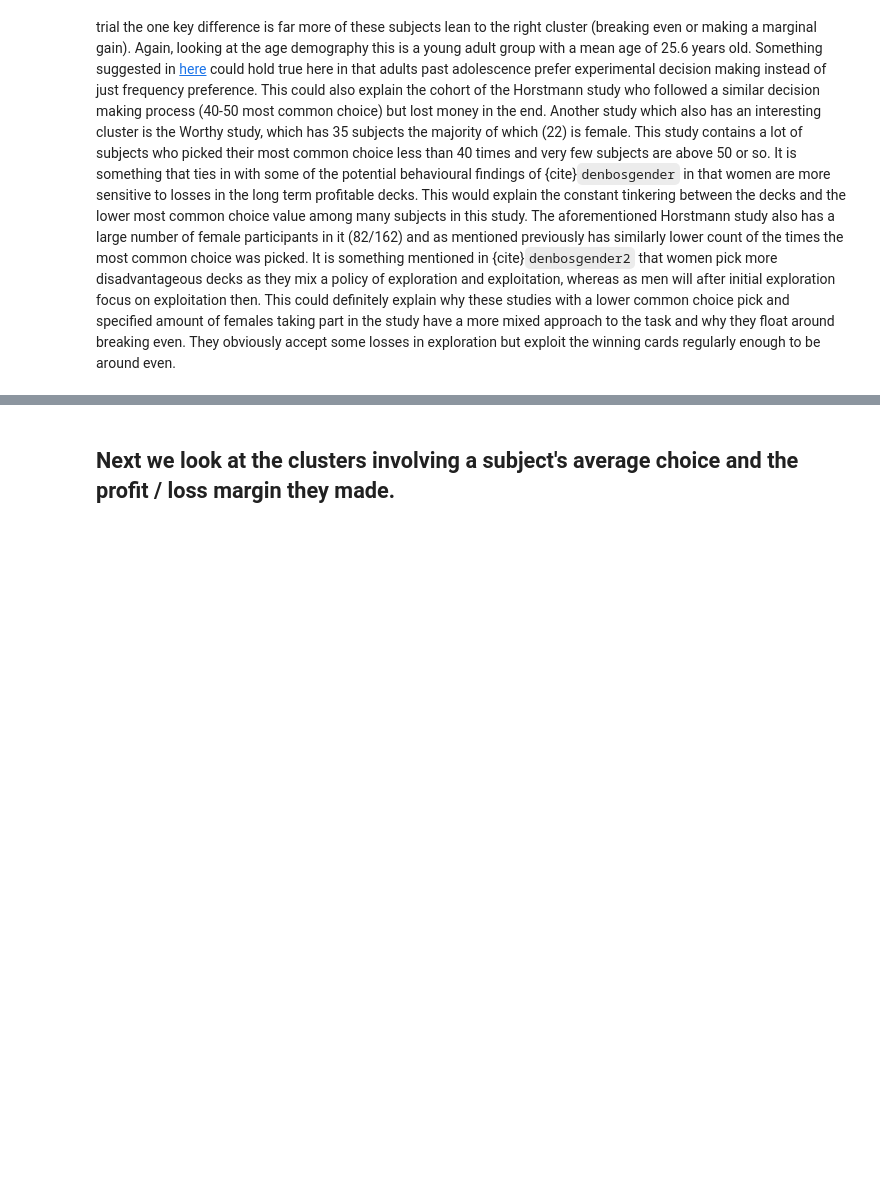
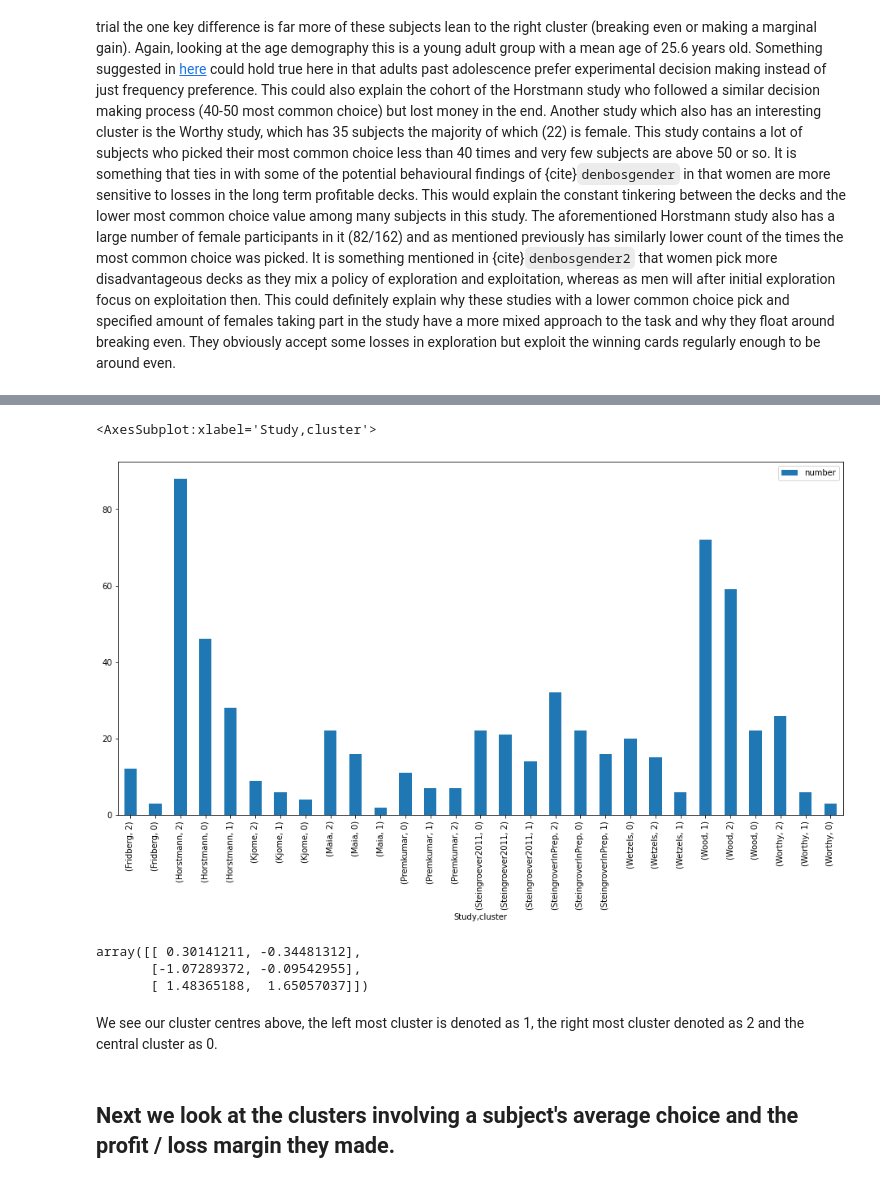
Before and after one commit to kiansweeney11/ca4015-assignment-1, a Jupyter notebook: clustering.ipynb, the cells around one changed output, grey strips where cells are left out. Saved outputs shown, nothing was run; the diff lists cells and outputs as text; code cells hidden in the pictures; blank space fills up the shorter version.

```diff
--- a/clustering.ipynb
+++ b/clustering.ipynb
@@ -134,0 +135,19 @@ From earlier our studies are as follows: Fridberg: 0, Horstmann: 1, Kjome: 2, Ma
+# %%
+joined['cluster'] = kmeans_margin_joined.labels_.tolist()
+# %%
+heatmap = joined[['StudyNumber', 'cluster']]
+replacements = {
+  0: r'Fridberg',
+  1: r'Horstmann',
+  2: r'Kjome',
+  3: r'Maia',
+  4: r'SteingroverInPrep',
+  5: r'Premkumar',
+  6: r'Wood',
+  7: r'Worthy',
+  8: r'Steingroever2011',
+  9: r'Wetzels',
+}
+
+heatmap['Study'] = heatmap.StudyNumber.replace(replacements_study, regex=True)
+heatmap = heatmap.drop(columns=['StudyNumber'])
@@ -134,0 +160,2 @@ From earlier our studies are as follows: Fridberg: 0, Horstmann: 1, Kjome: 2, Ma
+# %%
+counts = heatmap.groupby('Study')['cluster'].value_counts()
@@ -135,3 +180,19 @@ From earlier our studies are as follows: Fridberg: 0, Horstmann: 1, Kjome: 2, Ma
+# %%
+histdf = pd.DataFrame(counts)
+histdf = histdf.rename(columns={'cluster': 'number'})
+plt = histdf.plot.bar(figsize=(16, 8))
+plt
+# %% [output]
+<AxesSubplot:xlabel='Study,cluster'>
+[figure, added]
+# %%
+centroids_betas_standard
+# %% [output]
+array([[ 0.30141211, -0.34481312],
+       [-1.07289372, -0.09542955],
+       [ 1.48365188,  1.65057037]])
+# %% [markdown]
+We see our cluster centres above, the left most cluster is denoted as 1, the right most cluster denoted as 2 and the central cluster as 0.
 # %% [markdown]
 ## Next we look at the clusters involving a subject's average choice and the profit / loss margin they made.
 # %%
```
Also changed, not shown: parts of 2 cells of this notebook, 8 other files.
